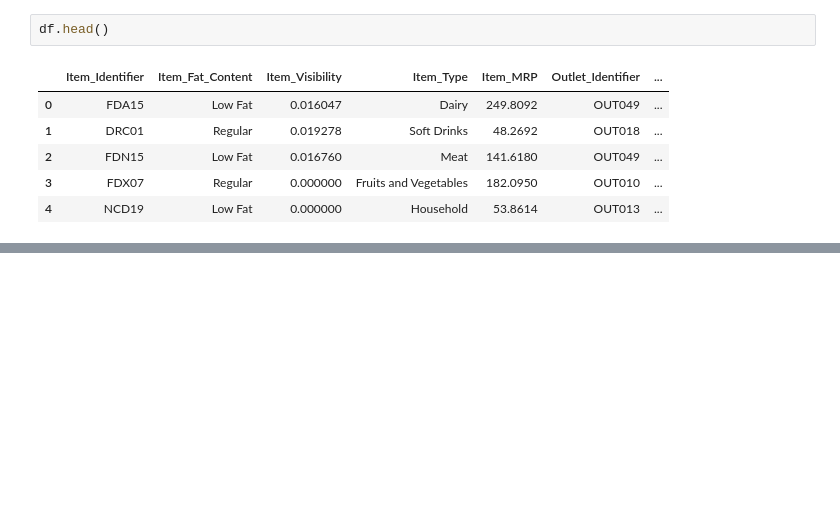
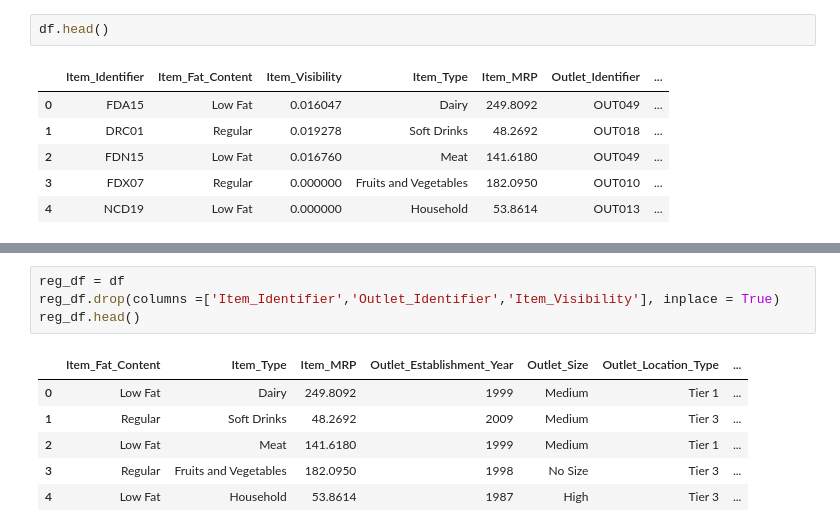
Before and after one commit to Drodricks0/Sales_Prediction, a Jupyter notebook: Project_1.ipynb, the cells around one changed output, grey strips where cells are left out. Cells and saved outputs as stored; diff of their text form; blank space fills up the shorter version.

```diff
--- a/Project_1.ipynb
+++ b/Project_1.ipynb
@@ -194,0 +200,11 @@ plt.title('Sales v Item Fat Content', size=19);
+# %%
+reg_df = df
+reg_df.drop(columns =['Item_Identifier','Outlet_Identifier','Item_Visibility'], inplace = True)
+reg_df.head()
+# %% [output]
+|  | Item_Fat_Content | Item_Type | Item_MRP | Outlet_Establishment_Year | Outlet_Size | Outlet_Location_Type | ... |
+| 0 | Low Fat | Dairy | 249.8092 | 1999 | Medium | Tier 1 | ... |
+| 1 | Regular | Soft Drinks | 48.2692 | 2009 | Medium | Tier 3 | ... |
+| 2 | Low Fat | Meat | 141.6180 | 1999 | Medium | Tier 1 | ... |
+| 3 | Regular | Fruits and Vegetables | 182.0950 | 1998 | No Size | Tier 3 | ... |
+| 4 | Low Fat | Household | 53.8614 | 1987 | High | Tier 3 | ... |
```
Also changed, not shown: parts of 13 cells of this notebook.
